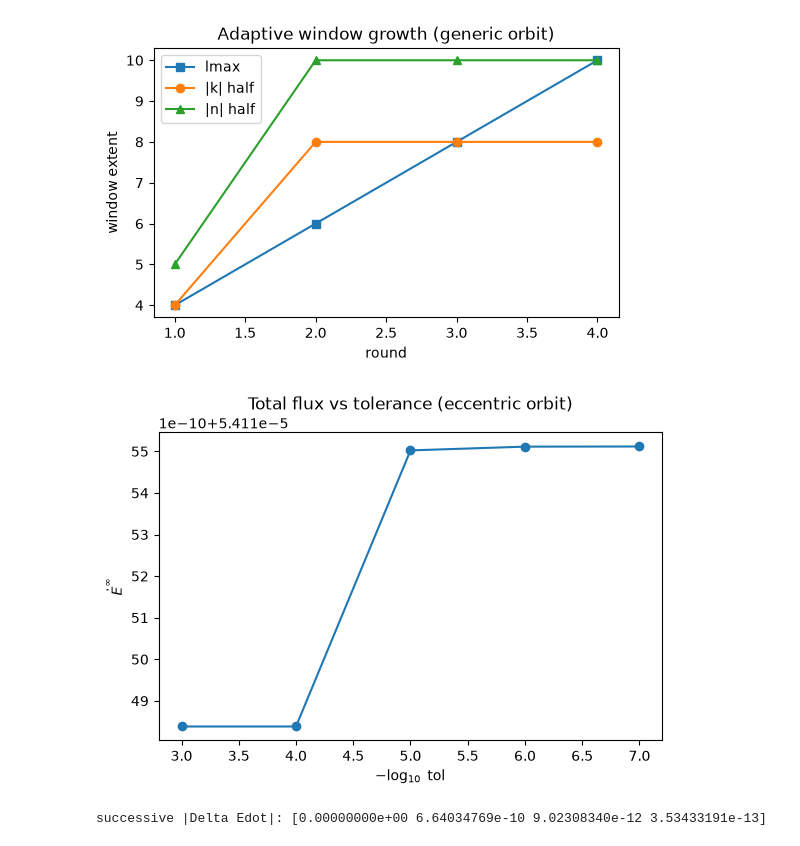
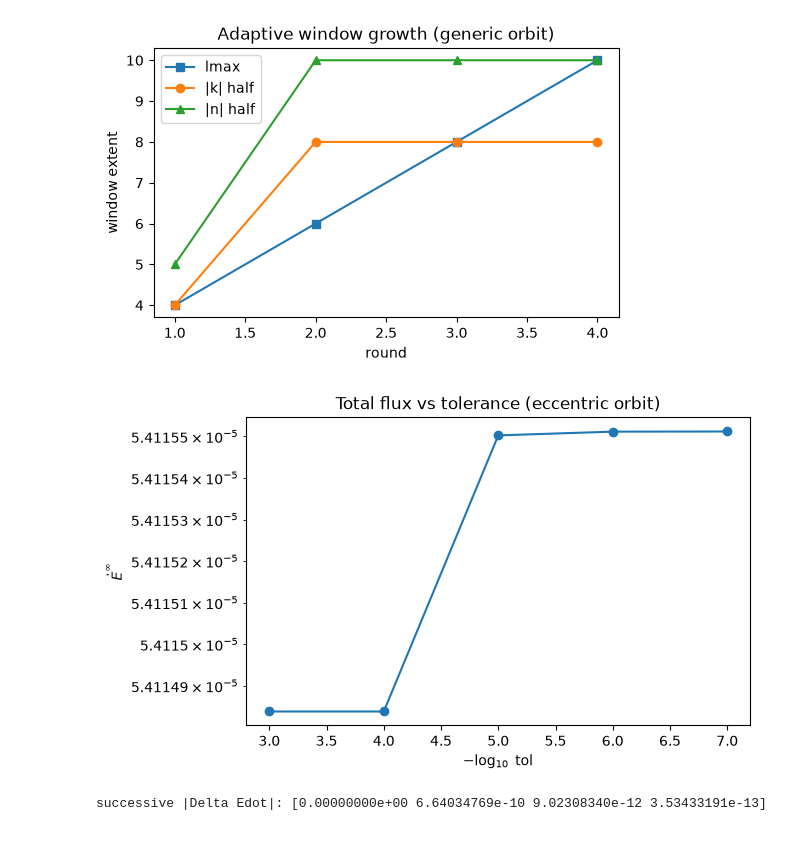
Before and after one commit to znasipak/hbl-teukolsky, a Jupyter notebook: examples/jax_flux_driver_demo.ipynb, the cells around one changed output. Cells and saved outputs as stored; diff of their text form; code cells hidden in the pictures.

```diff
--- a/examples/jax_flux_driver_demo.ipynb
+++ b/examples/jax_flux_driver_demo.ipynb
@@ -84,24 +83,25 @@ generic-orbit rounds:
 # %%
 orb = orbits["eccentric"]
 tols = [1e-3, 1e-4, 1e-5, 1e-6, 1e-7]
 vals, errs = [], []
 for t in tols:
     fx = total_fluxes(orb, tol=t)
     vals.append(fx.Edot[0])
     errs.append(fx.error_bound[0, 0])   # E channel, infinity side
 vals = np.array(vals); errs = np.array(errs)
 fig, ax = plt.subplots(figsize=(6.5, 4))
 ax.errorbar(-np.log10(tols), vals, yerr=errs, fmt="o-", capsize=3)
 ax.set_xlabel(r"$-\log_{10}$ tol"); ax.set_ylabel(r"$\dot{E}^\infty$")
 ax.set_title("Total flux vs tolerance (eccentric orbit)")
+ax.set_yscale("log")
 plt.show()
 # successive refinements shrink toward convergence: the last step is the
 # smallest, and the finest two tolerances agree to well below 1e-6.
 # (the coarsest diffs can be exactly 0 when two tols land on one window.)
 diffs = np.abs(np.diff(vals))
 print("successive |Delta Edot|:", diffs)
 assert diffs[-1] <= diffs.max()
 assert abs(vals[-1] - vals[-2]) / abs(vals[-1]) < 1e-6
 # %% [output]
-[figure, old version]
+[figure, new version]
 successive |Delta Edot|: [0.00000000e+00 6.64034769e-10 9.02308340e-12 3.53433191e-13]
```
Also changed, not shown: parts of 1 cell of this notebook, 2 other files.
